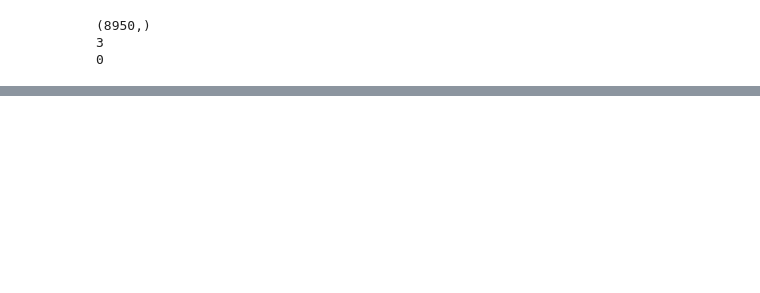
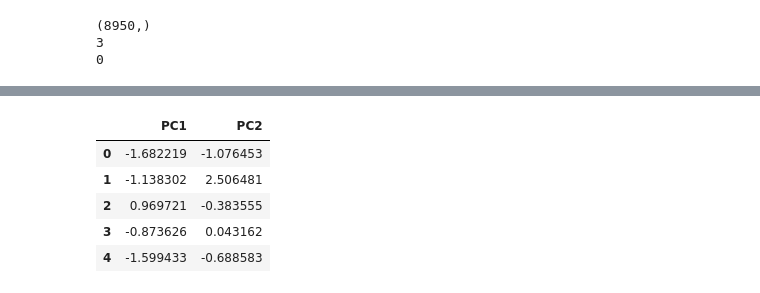
Before and after one commit to yildiramdsa/data-driven-department-optimization, a Jupyter notebook: notebooks/human_resources_department.ipynb, the cells around one changed output, grey strips where cells are left out. Saved outputs shown, nothing was run; the diff lists cells and outputs as text; code cells hidden in the pictures; blank space fills up the shorter version.

```diff
--- a/notebooks/human_resources_department.ipynb
+++ b/notebooks/human_resources_department.ipynb
@@ -888,0 +933,10 @@ credit_card_df_cluster.head()
+# %%
+principal_comp_df = pd.DataFrame(data=principal_comp, columns=['PC1', 'PC2'])
+principal_comp_df.head()
+# %% [output]
+|  | PC1 | PC2 |
+| 0 | -1.682219 | -1.076453 |
+| 1 | -1.138302 | 2.506481 |
+| 2 | 0.969721 | -0.383555 |
+| 3 | -0.873626 | 0.043162 |
+| 4 | -1.599433 | -0.688583 |
```
Also changed, not shown: parts of 11 cells of this notebook.
